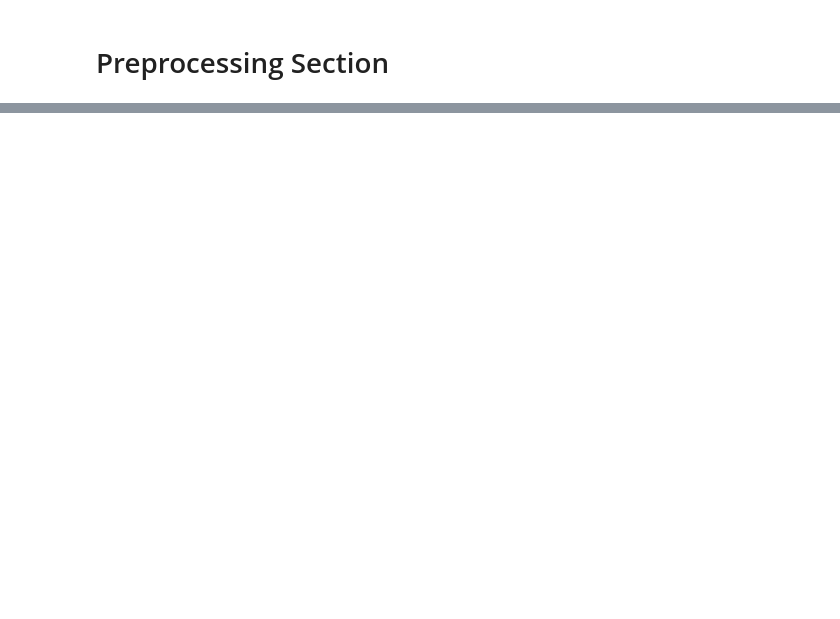
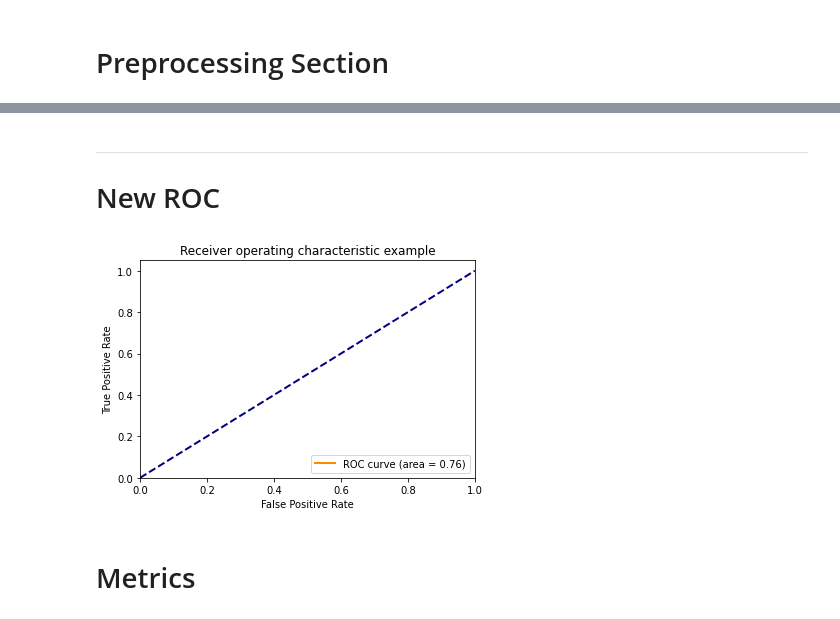
Before and after one commit to CianOSull/AutoML_With_SA_FYP_2021, a Jupyter notebook: MainNotebook.ipynb, the cells around one changed output, grey strips where cells are left out. Drawn from its saved outputs; the diff is of its cells as text; code cells hidden in the pictures; blank space fills up the shorter version.

```diff
--- a/MainNotebook.ipynb
+++ b/MainNotebook.ipynb
@@ -52,0 +131,9 @@ from sklearn.metrics import accuracy_score
+# %%
+# Create the text classifier
+# It is only going to do 1 model but change max trials for more
+# Has a built in project name, default is text_classifier
+# Trials is the amount of keras models to use, default is 1000 and might stop before reaching that number
+# Directory sets where search outputs will be saved
+# Objective is what it needs to prioritise, default is val_loss but val_accuracy can be used
+# Naming convention = ak_epochs_dataNo_trials
+clf = ak.TextClassifier(overwrite=True, project_name="ak_10_1000_2", max_trials=2, directory="/content/drive/MyDrive/CIT/FYP/ImplementationFiles/ExportedModels/AutoKeras/SearchOuputs", objective="val_loss")
@@ -52,0 +172,6 @@ from sklearn.metrics import accuracy_score
+# %%
+# Create some predictions
+y_pred = clf.predict(X_test)
+
+# Evaluate the model used
+print(clf.evaluate(X_test, y_test, verbose = 1))
@@ -52,0 +196,41 @@ from sklearn.metrics import accuracy_score
+# %% [markdown]
+
+
+---
+
+
+# New ROC
+# %%
+from sklearn.metrics import roc_curve, auc
+from sklearn.metrics import roc_auc_score
+
+# Compute ROC curve and ROC area for each class
+fpr = dict()
+tpr = dict()
+roc_auc = dict()
+
+fpr, tpr, _ = roc_curve(y_test, y_pred)
+roc_auc = auc(fpr, tpr)
+
+# Compute micro-average ROC curve and ROC area
+fpr, tpr, _ = roc_curve(y_test, y_pred)
+roc_auc = auc(fpr, tpr)
+# %%
+import matplotlib.pyplot as plt
+
+plt.figure()
+lw = 2
+plt.plot(fpr[2], tpr[2], color='darkorange',
+         lw=lw, label='ROC curve (area = %0.2f)' % roc_auc)
+plt.plot([0, 1], [0, 1], color='navy', lw=lw, linestyle='--')
+plt.xlim([0.0, 1.0])
+plt.ylim([0.0, 1.05])
+plt.xlabel('False Positive Rate')
+plt.ylabel('True Positive Rate')
+plt.title('Receiver operating characteristic example')
+plt.legend(loc="lower right")
+plt.show()
+# %% [output]
+[figure, added]
+# %% [markdown]
+# Metrics
```
Also changed, not shown: parts of 51 cells of this notebook.
